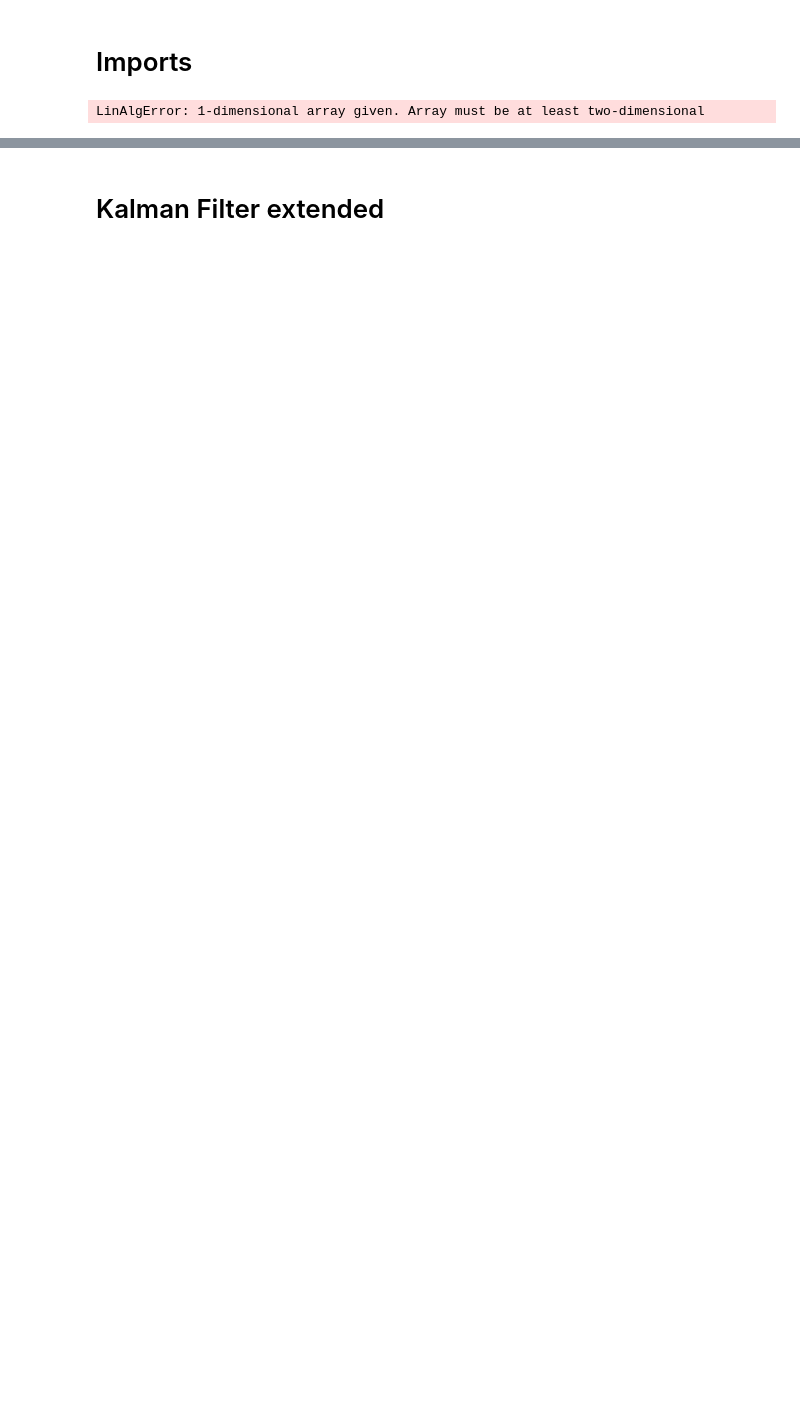
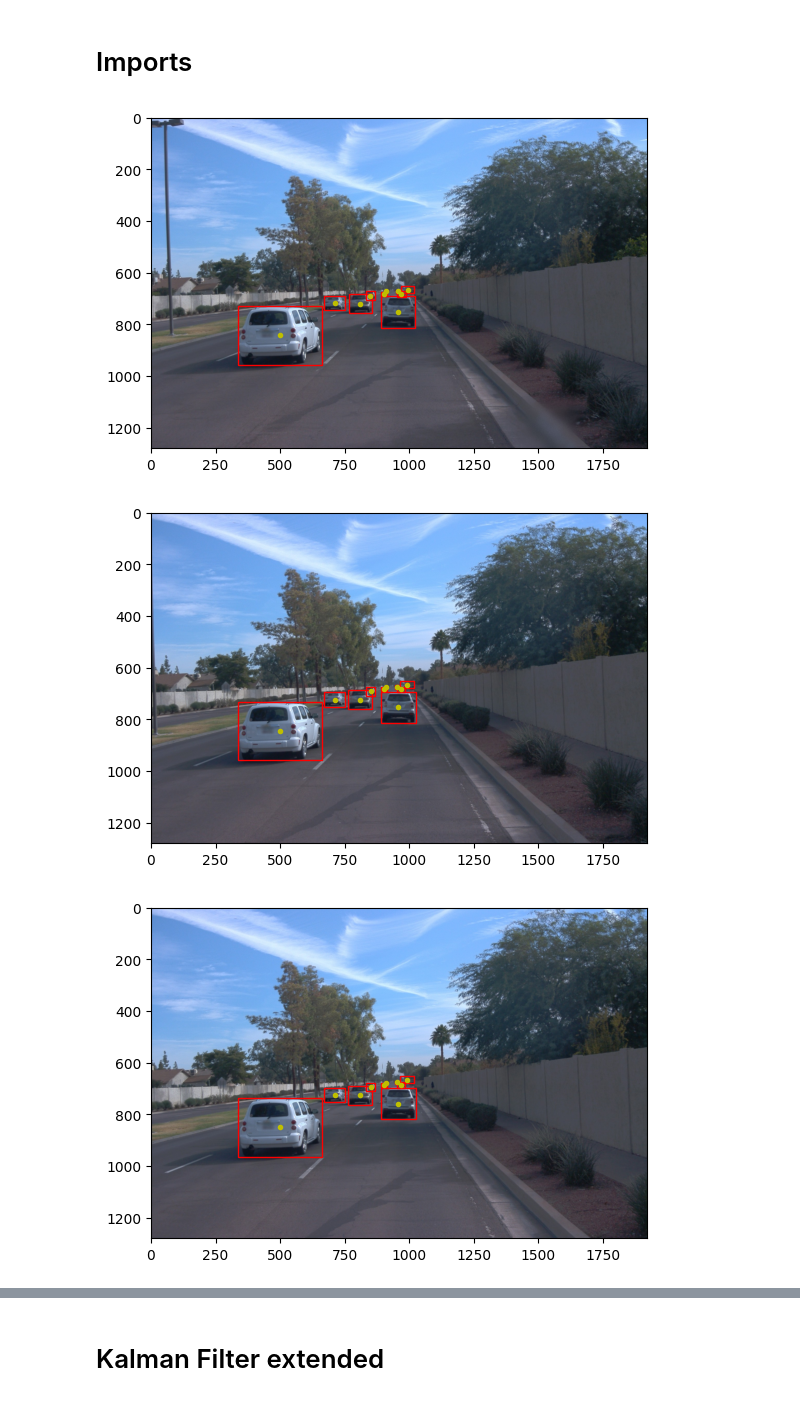
Before and after one commit to hmludwig/MultiObjectTracking, a Jupyter notebook: Project/multi_object_tracking/multi_object_tracking_extended.ipynb, the cells around one changed output, grey strips where cells are left out. Cells and saved outputs as stored; diff of their text form; code cells hidden in the pictures; blank space fills up the shorter version.

Commit message:
plot bboxes

```diff
--- a/Project/multi_object_tracking/multi_object_tracking_extended.ipynb
+++ b/Project/multi_object_tracking/multi_object_tracking_extended.ipynb
@@ -24,35 +24,45 @@ import tools.plot_tools as plot_tools
 # %%
 #extract information regarding 2D detections obtained from the camera
 
 class Camera:
     '''Camera sensor class including field of view and coordinate transformation'''
     def __init__(self, camera_gt):
         self.fov = [-np.pi/4, np.pi/4] # sensor field of view / opening angle
 
         # coordiante transformation matrix from sensor to vehicle coordinates
         self.sens_to_veh = camera_gt.T
         self.veh_to_sens = np.linalg.inv(self.sens_to_veh) # transformation vehicle to sensor coordinates
 
     def in_fov(self, x):
         # check if an object x can be seen by this sensor
         pos_veh = np.ones((4, x.shape[1])) # homogeneous coordinates
         pos_veh[0:3,:] = x[0:3,:]
         pos_sens = self.veh_to_sens@pos_veh # transform from vehicle to sensor coordinates
         print(self.veh_to_sens)
         alpha = np.arctan(pos_sens[1]/pos_sens[0]) # calc angle between object and x-axis
         # no normalization needed because returned alpha always lies between [-pi/2, pi/2]
         return (alpha > self.fov[0]) & (alpha < self.fov[1])
 
 
-for i in range(199):
-    frame = dataset_tools.read_frame(f"./data_2/frame_{i}.pb")
+for i in range(0,11):
+    frame = dataset_tools.read_frame(f"../data_2/frame_{i}.pb")
     cam = frame.cameras[0]
 
-    camera = Camera(cam)
+    bounding_boxes = cam.detections
+
+    plt.imshow(dataset_tools.decode_img(cam))
+    for bounding_box in bounding_boxes:
+        x0, y0, height, width = bounding_box.bbox
+        plt.gca().add_patch(plt.Rectangle((x0-width/2, y0-height/2), width, height, fill=False, edgecolor='red', linewidth=1))
+        # mark x0 and y0
+        plt.plot(x0, y0, 'y.')
+    plt.show()
 
 
 #data from object detection
-with open('saved_dictionary.pkl', 'rb') as f:
-    loaded_dict = pickle.load(f)
+#with open('saved_dictionary.pkl', 'rb') as f:
+#    loaded_dict = pickle.load(f)
 # %% [output]
-LinAlgError: 1-dimensional array given. Array must be at least two-dimensional
+[figure, added]
+[figure, added]
+[figure, added]
```
Also changed, not shown: parts of 1 cell of this notebook, 2 other files.
